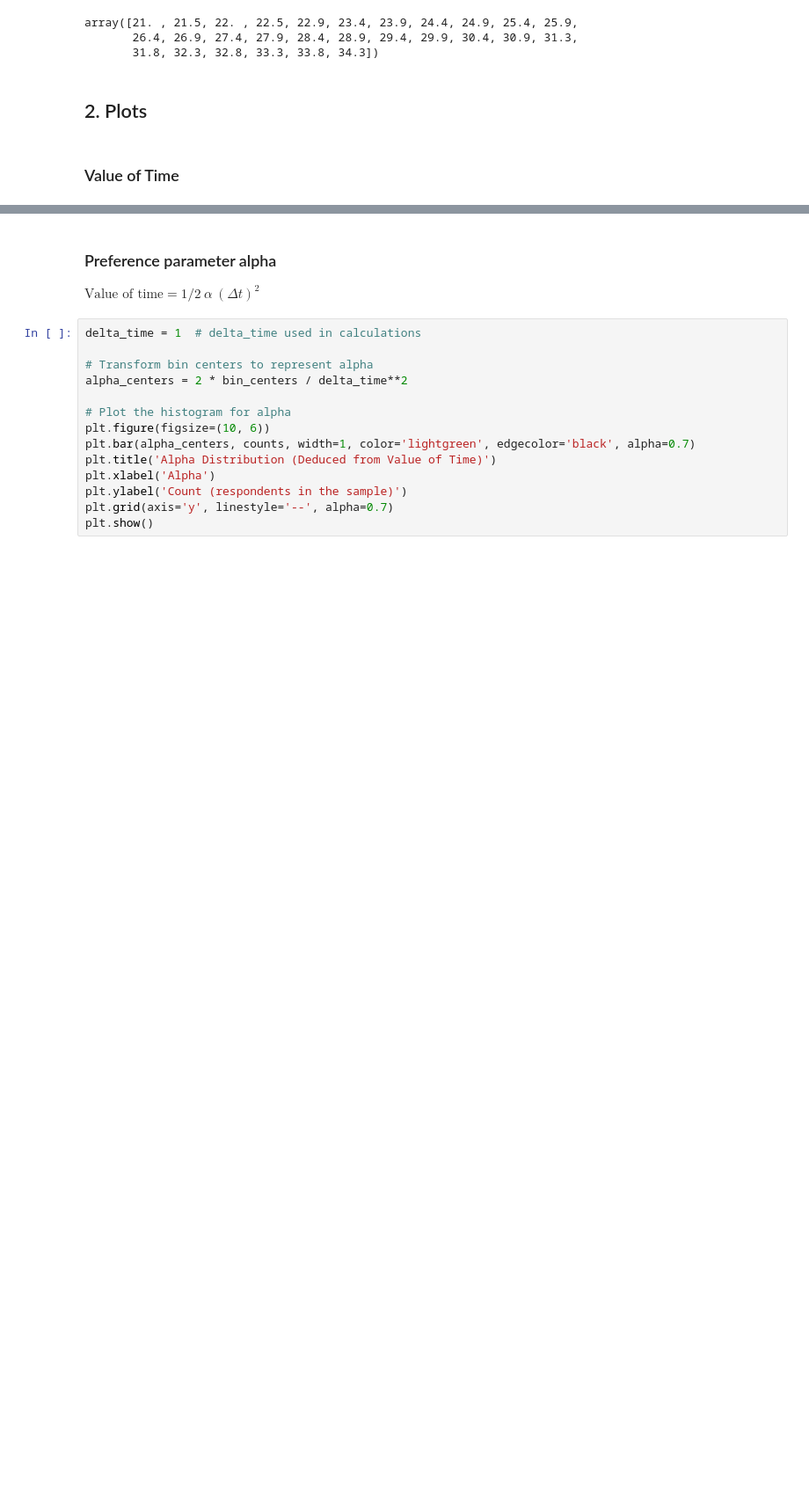
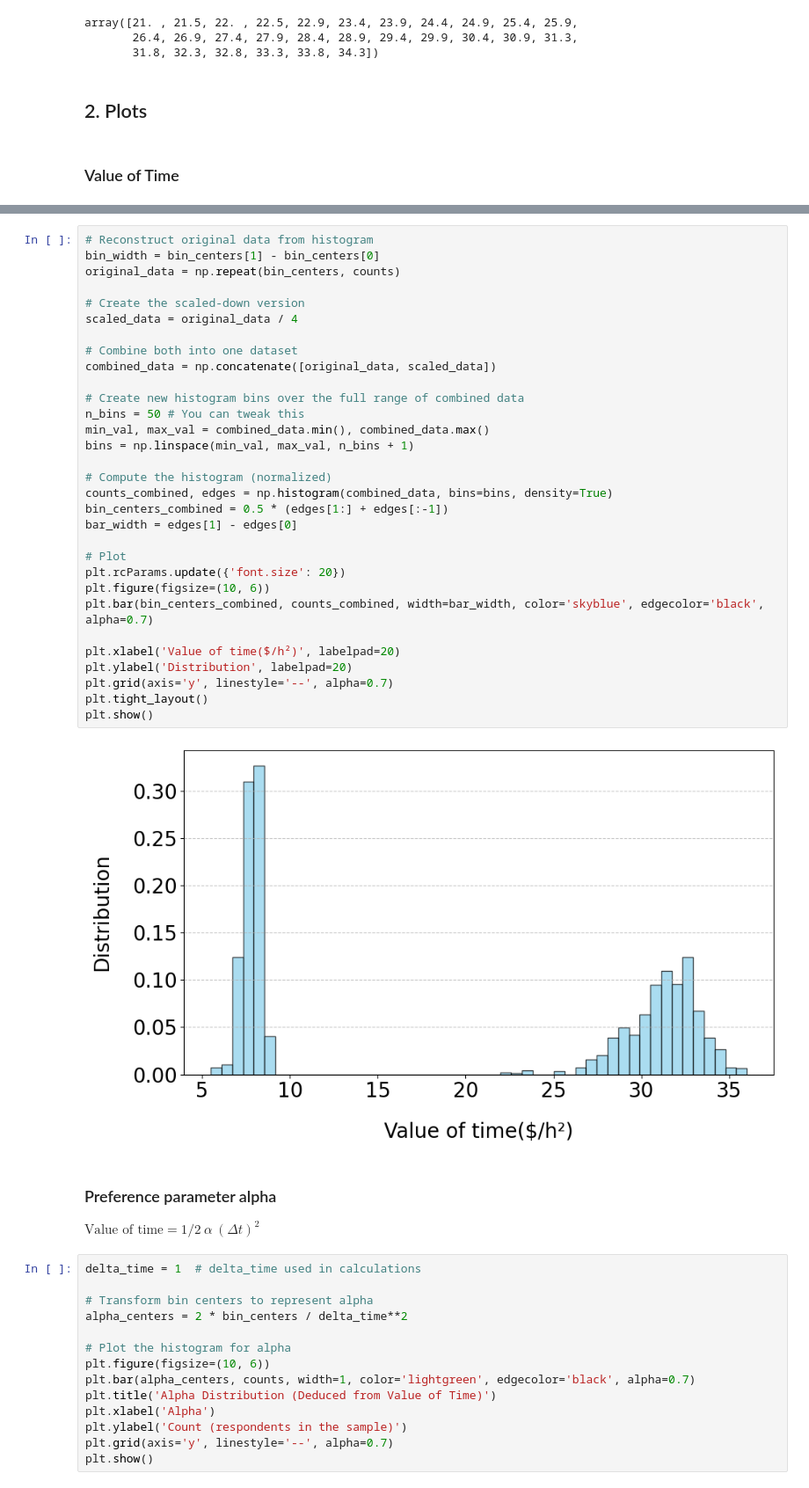
Before and after one commit to Sabri2001/v2g_mechanism_project, a Jupyter notebook: analyses/user_elasticity.ipynb, the cells around one changed output, grey strips where cells are left out. Shown at 88% size. Cells and saved outputs as stored; diff of their text form; blank space fills up the shorter version.

```diff
--- a/analyses/user_elasticity.ipynb
+++ b/analyses/user_elasticity.ipynb
@@ -49,3 +55,36 @@ plt.show()
+# %%
+# Reconstruct original data from histogram
+bin_width = bin_centers[1] - bin_centers[0]
+original_data = np.repeat(bin_centers, counts)
+
+# Create the scaled-down version
+scaled_data = original_data / 4
+
+# Combine both into one dataset
+combined_data = np.concatenate([original_data, scaled_data])
+
+# Create new histogram bins over the full range of combined data
+n_bins = 50 # You can tweak this
+min_val, max_val = combined_data.min(), combined_data.max()
+bins = np.linspace(min_val, max_val, n_bins + 1)
+
+# Compute the histogram (normalized)
+counts_combined, edges = np.histogram(combined_data, bins=bins, density=True)
+bin_centers_combined = 0.5 * (edges[1:] + edges[:-1])
+bar_width = edges[1] - edges[0]
+
+# Plot
+plt.rcParams.update({'font.size': 20})
+plt.figure(figsize=(10, 6))
+plt.bar(bin_centers_combined, counts_combined, width=bar_width, color='skyblue', edgecolor='black', alpha=0.7)
+
+plt.xlabel('Value of time($/h²)', labelpad=20)
+plt.ylabel('Distribution', labelpad=20)
+plt.grid(axis='y', linestyle='--', alpha=0.7)
+plt.tight_layout()
+plt.show()
+# %% [output]
+[figure, added]
 # %% [markdown]
 ### Preference parameter alpha
 $
```
Also changed, not shown: parts of 5 cells of this notebook, 30 other files.
